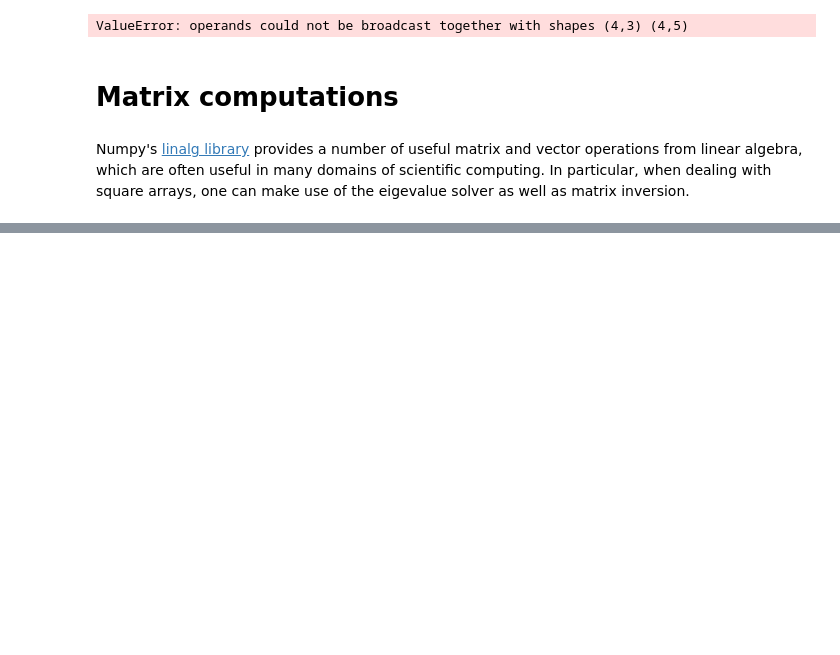
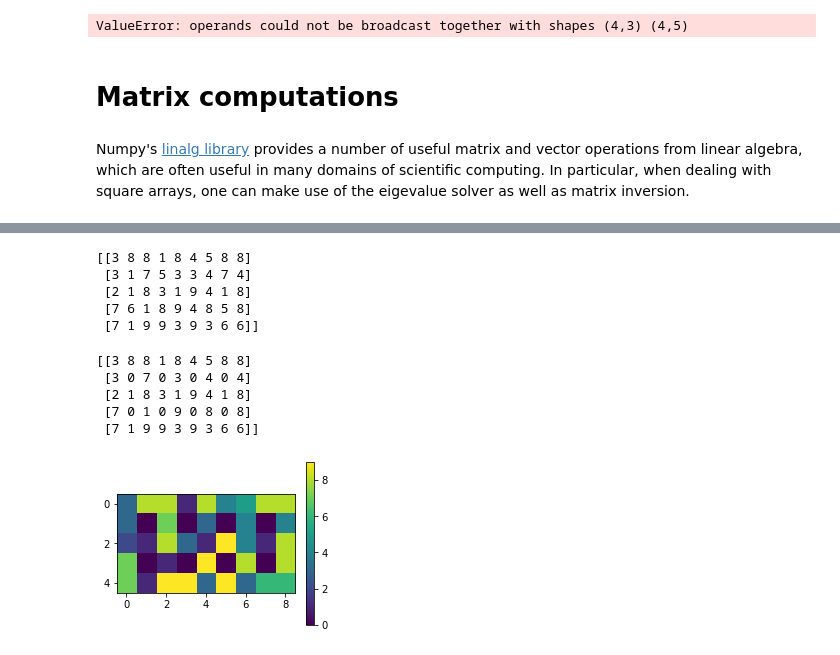
Before and after one commit to ABlessingFromTheLord/Vertiefungspraktika, a Jupyter notebook: Day 02/2 Numpy Introduction.ipynb, the cells around one changed output, grey strips where cells are left out. Saved outputs shown, nothing was run; the diff lists cells and outputs as text; code cells hidden in the pictures; blank space fills up the shorter version.

```diff
--- a/Day 02/2 Numpy Introduction.ipynb
+++ b/Day 02/2 Numpy Introduction.ipynb
@@ -289,0 +451,22 @@ np.linalg.inv(arr_sym)
+# %%
+# QN 01
+a = np.random.randint(1, 10, size=(5, 9))
+print(a)
+# %% [output]
+[[3 8 8 1 8 4 5 8 8]
+ [3 1 7 5 3 3 4 7 4]
+ [2 1 8 3 1 9 4 1 8]
+ [7 6 1 8 9 4 8 5 8]
+ [7 1 9 9 3 9 3 6 6]]
+# %%
+# QN 02
+a[1::2, 1::2] = 0
+
+show_matrix(a)
+# %% [output]
+[[3 8 8 1 8 4 5 8 8]
+ [3 0 7 0 3 0 4 0 4]
+ [2 1 8 3 1 9 4 1 8]
+ [7 0 1 0 9 0 8 0 8]
+ [7 1 9 9 3 9 3 6 6]]
+[figure, added]
```
Also changed, not shown: parts of 33 cells of this notebook.
